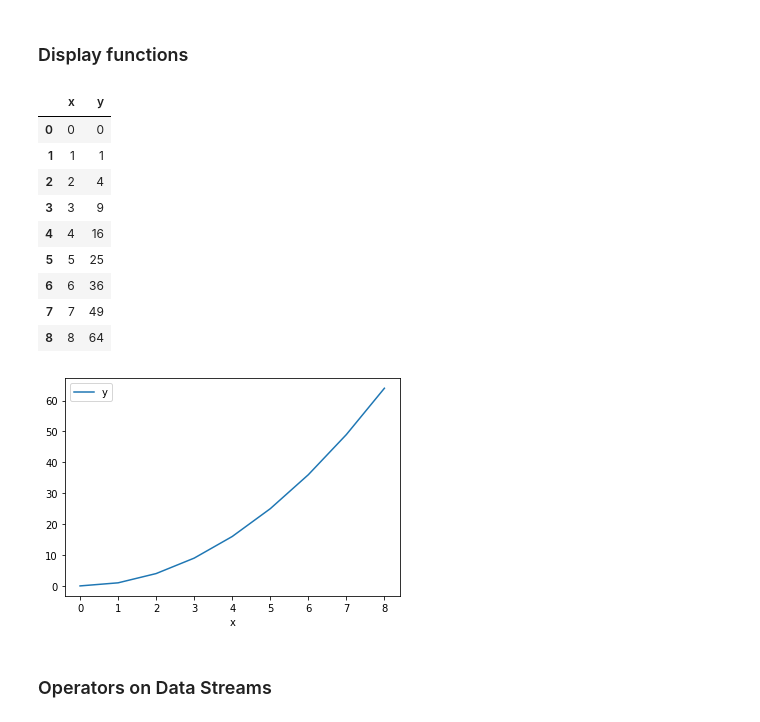
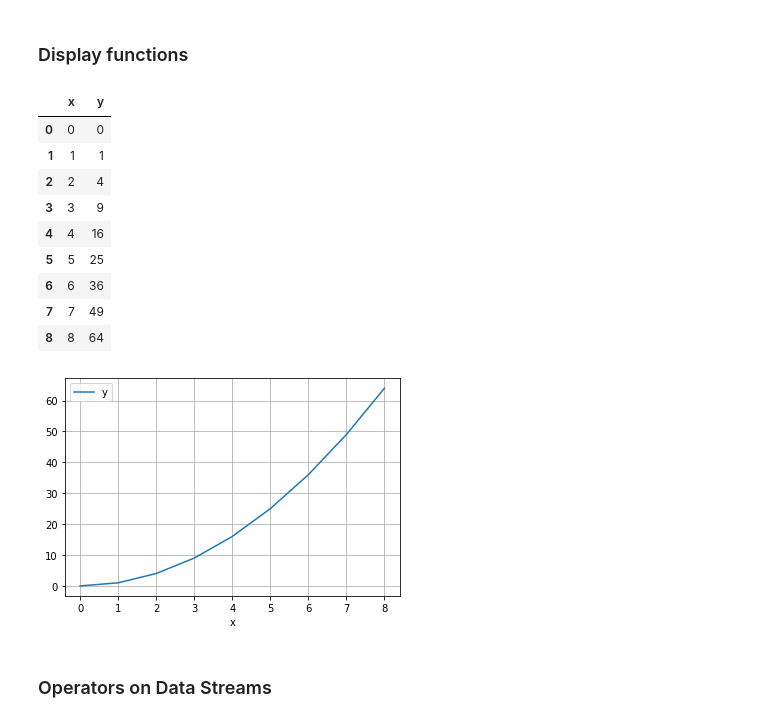
Before and after one commit to hrbolek/learning, a Jupyter notebook: operanalyst/simulation.ipynb, the cells around one changed output. Cells and saved outputs as stored; diff of their text form; code cells hidden in the pictures.

```diff
--- a/operanalyst/simulation.ipynb
+++ b/operanalyst/simulation.ipynb
@@ -15,44 +18,42 @@ simulatedObjects = []
 # %% [markdown]
 ### Display functions
 # %%
-import pandas as pd
-
 def displayData(data):
   display(pd.DataFrame(data))
 
 def plotData(data, x = 0, y = 1, ax = None):
   df = pd.DataFrame(data)
-  #display(df)
   newax = None
   if ax is None:
     newax = df.plot.line(x = x, y = y)
   else:
     newax = df.plot.line(x = x, y = y, ax = ax)
   return newax
 
 #=================#
 # example of use  #
 #=================#
 #data = [(0, 0), (1, 1), (2, 4), (3, 9), (4, 16), (5, 25), (6, 36), (7, 49)]
 data = [
   {'x': 0, 'y': 0}, {'x': 1, 'y': 1}, {'x': 2, 'y': 4},
   {'x': 3, 'y': 9}, {'x': 4, 'y': 16}, {'x': 5, 'y': 25},
   {'x': 6, 'y': 36}, {'x': 7, 'y': 49}, {'x': 8, 'y': 64},
 ]
 plotData(data)
+plt.grid(which='both')
 displayData(data)
 # %% [output]
 |  | x | y |
 | 0 | 0 | 0 |
 | 1 | 1 | 1 |
 | 2 | 2 | 4 |
 | 3 | 3 | 9 |
 | 4 | 4 | 16 |
 | 5 | 5 | 25 |
 | 6 | 6 | 36 |
 | 7 | 7 | 49 |
 | 8 | 8 | 64 |
-[figure, old version]
+[figure, new version]
 # %% [markdown]
 ### Operators on Data Streams
 # %%
```
Also changed, not shown: parts of 12 cells of this notebook.
